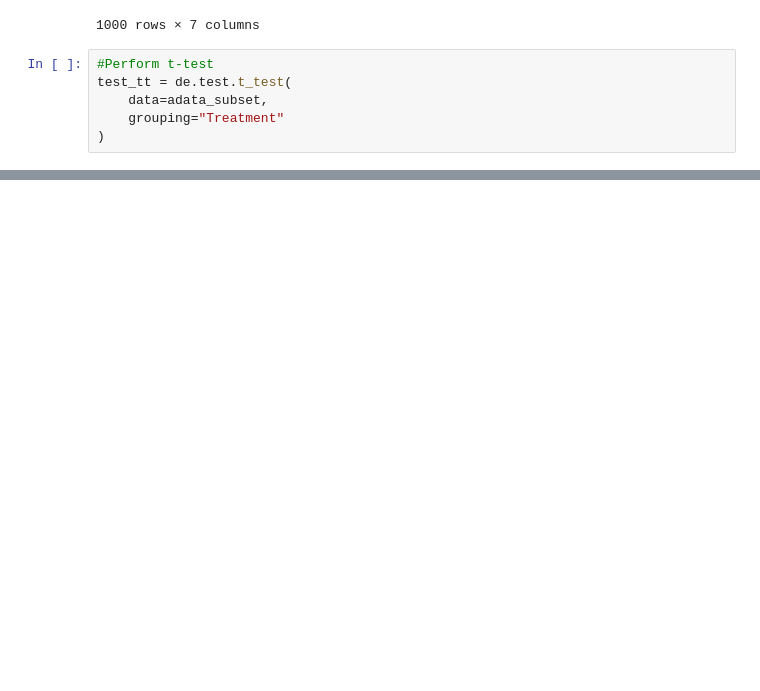
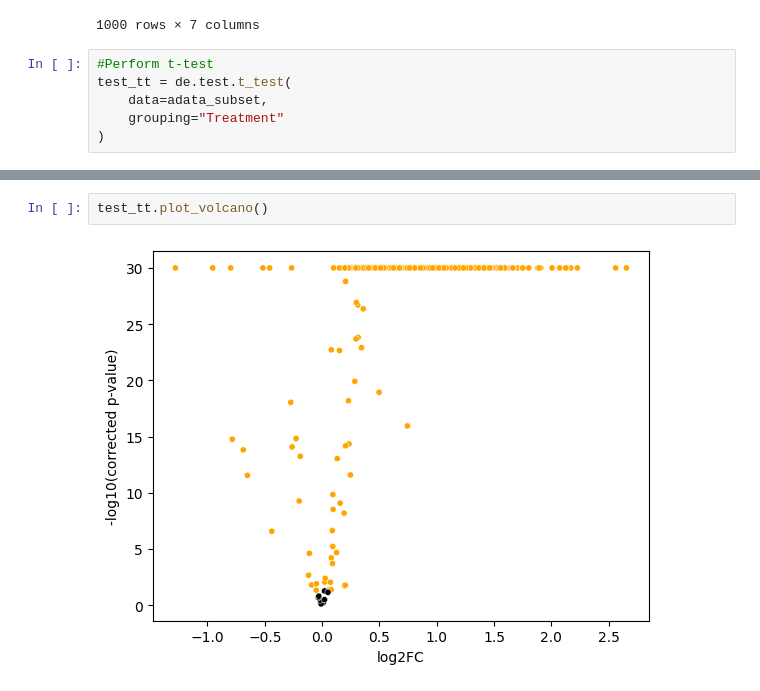
Before and after one commit to Droslj/scATAC-seq-complete-, a Jupyter notebook: scATAC_seq_(2)_DA_diffxpy.ipynb, the cells around one changed output, grey strips where cells are left out. Drawn from its saved outputs; the diff is of its cells as text; blank space fills up the shorter version.

```diff
--- a/scATAC_seq_(2)_DA_diffxpy.ipynb
+++ b/scATAC_seq_(2)_DA_diffxpy.ipynb
@@ -337,0 +362,4 @@ test_tt = de.test.t_test(
+# %%
+test_tt.plot_volcano()
+# %% [output]
+[figure, added]
```
Also changed, not shown: parts of 3 cells of this notebook.
